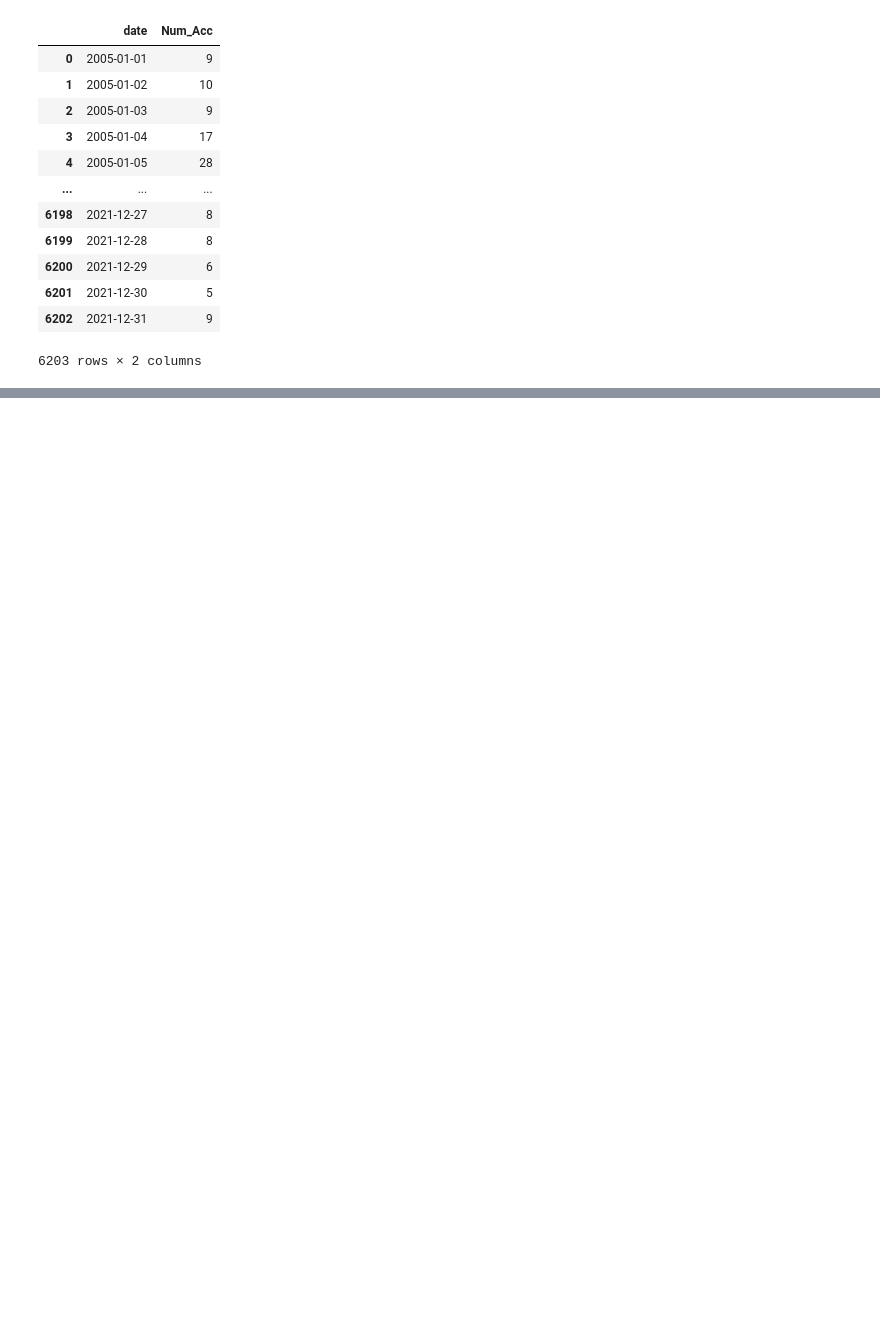
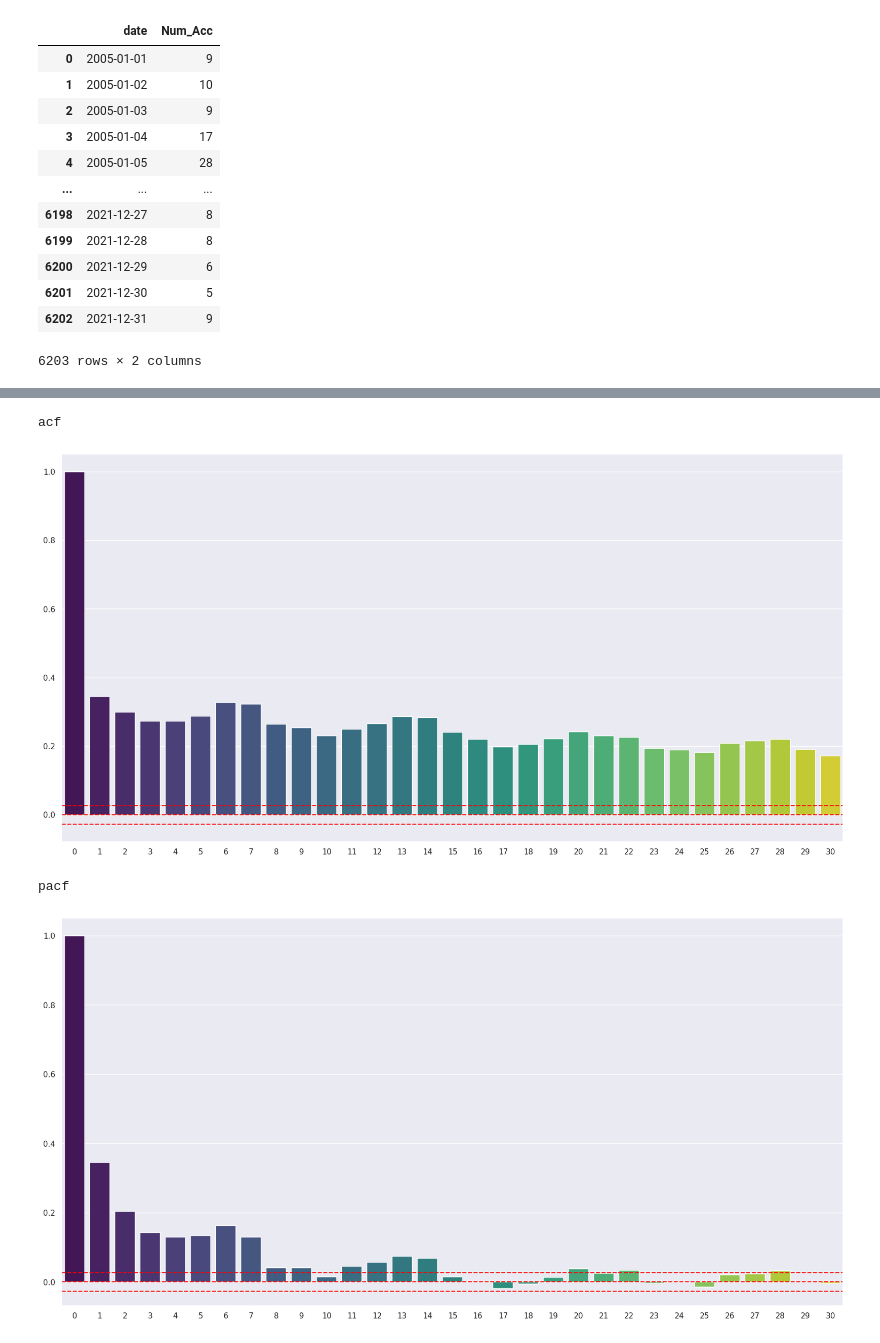
Before and after one commit to gauthgoth/Challenge---Etudes-de-Cas, a Jupyter notebook: accidentology_prediction.ipynb, the cells around one changed output, grey strips where cells are left out. Saved outputs shown, nothing was run; the diff lists cells and outputs as text; code cells hidden in the pictures; blank space fills up the shorter version.

```diff
--- a/accidentology_prediction.ipynb
+++ b/accidentology_prediction.ipynb
@@ -231,0 +169,34 @@ ModuleNotFoundError: No module named 'fbprophet'
+# %%
+import numpy as np
+def plot_acf_and_pacf(timeseries , nlags = 30):
+    lag_acf = acf(timeseries, nlags=nlags)
+    lag_pacf = pacf(timeseries, nlags=nlags, method='ols')
+
+    print('acf')
+    fig = plt.figure(figsize=(20 , 10))
+
+    sns.barplot( x=np.arange(len(lag_acf)) , y=lag_acf , palette = 'viridis')
+
+
+    plt.axhline(y=0,linestyle='--',color='red')
+    plt.axhline(y=-1.96/np.sqrt(len(timeseries)),linestyle='--',color='red')
+    plt.axhline(y=1.96/np.sqrt(len(timeseries)),linestyle='--',color='red')
+
+    plt.show();
+    print('pacf')
+    fig = plt.figure(figsize=(20, 10))
+
+    sns.barplot( x=np.arange(len(lag_pacf)) , y=lag_pacf , palette = 'viridis')
+
+    plt.axhline(y=0,linestyle='--',color='red')
+    plt.axhline(y=-1.96/np.sqrt(len(timeseries)),linestyle='--',color='red')
+    plt.axhline(y=1.96/np.sqrt(len(timeseries)),linestyle='--',color='red')
+
+    plt.show();
+# %%
+plot_acf_and_pacf(group_accidents_velo_paris.Num_Acc)
+# %% [output]
+acf
+[figure, added]
+pacf
+[figure, added]
```
Also changed, not shown: parts of 78 cells of this notebook, 15 other files.
